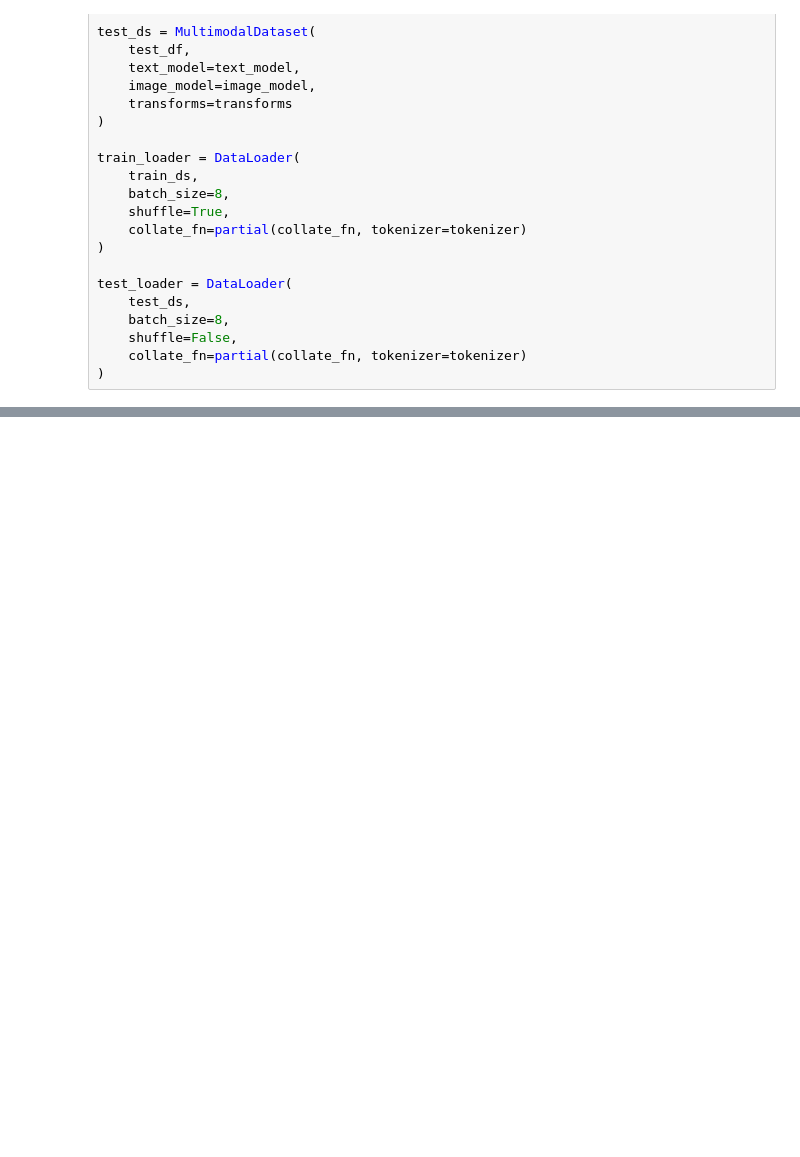
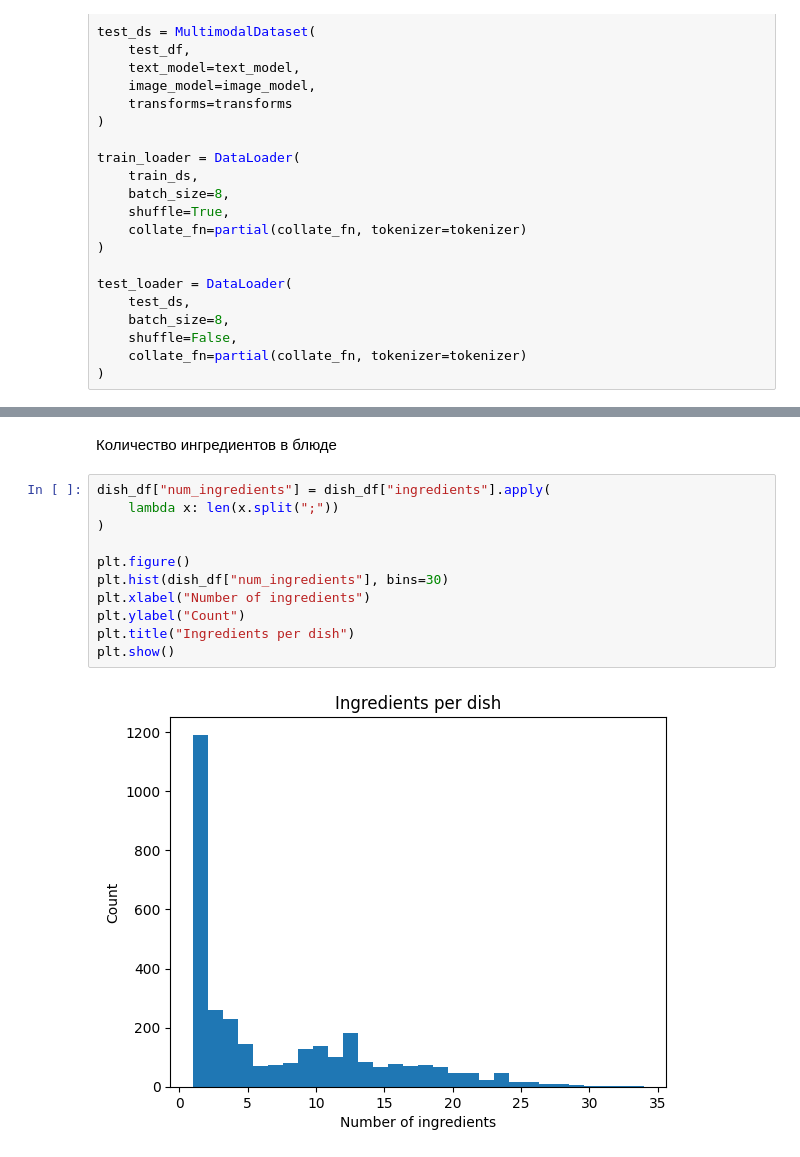
Before and after one commit to bigdatacon/SPR_FIN_PR, a Jupyter notebook: SPR_4_FIN.ipynb, the cells around one changed output, grey strips where cells are left out. Cells and saved outputs as stored; diff of their text form; blank space fills up the shorter version.

```diff
--- a/SPR_4_FIN.ipynb
+++ b/SPR_4_FIN.ipynb
@@ -172,0 +232,15 @@ test_loader = DataLoader(
+# %% [markdown]
+Количество ингредиентов в блюде
+# %%
+dish_df["num_ingredients"] = dish_df["ingredients"].apply(
+    lambda x: len(x.split(";"))
+)
+
+plt.figure()
+plt.hist(dish_df["num_ingredients"], bins=30)
+plt.xlabel("Number of ingredients")
+plt.ylabel("Count")
+plt.title("Ingredients per dish")
+plt.show()
+# %% [output]
+[figure, added]
```
Also changed, not shown: parts of 15 cells of this notebook.
